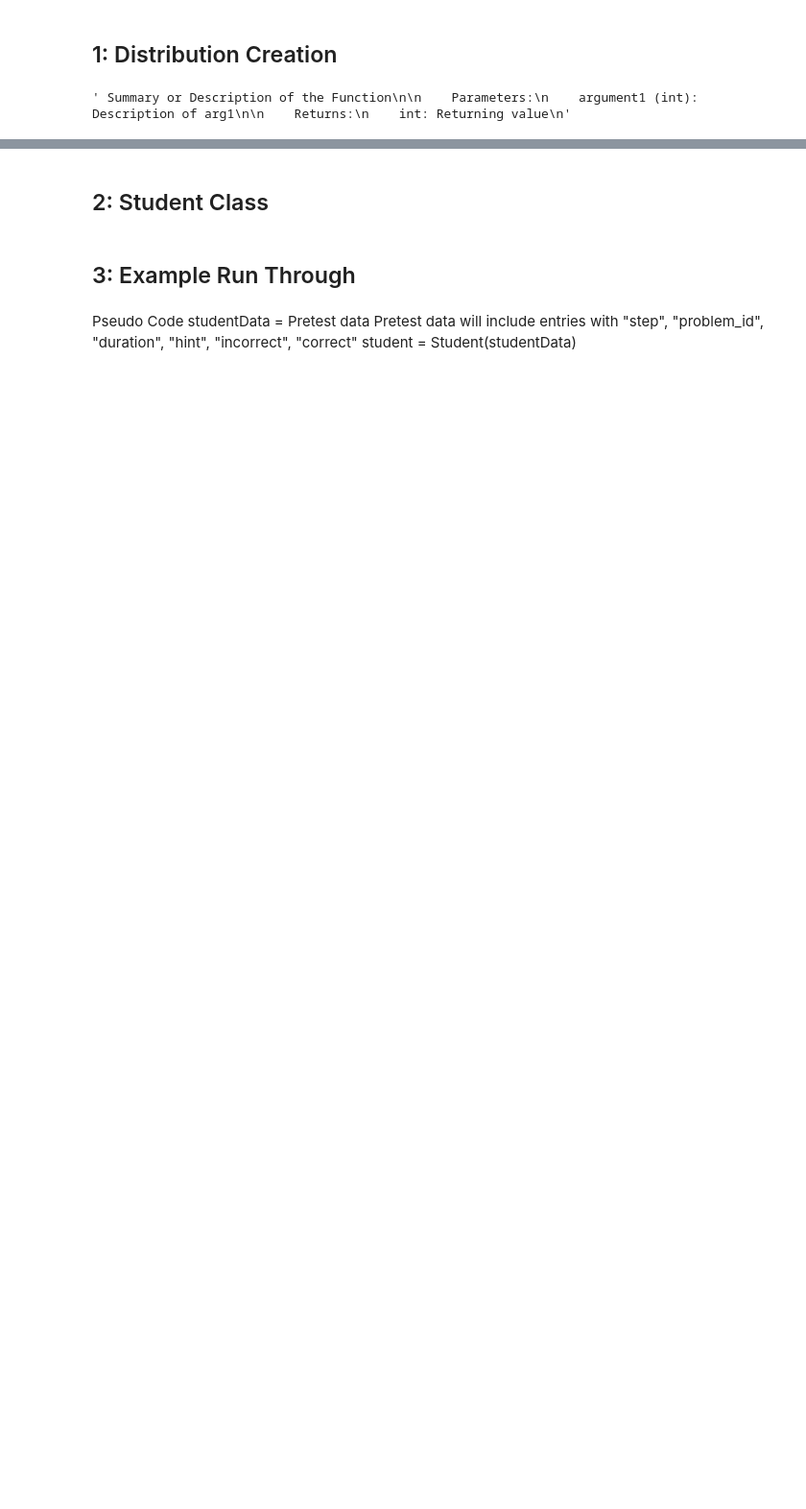
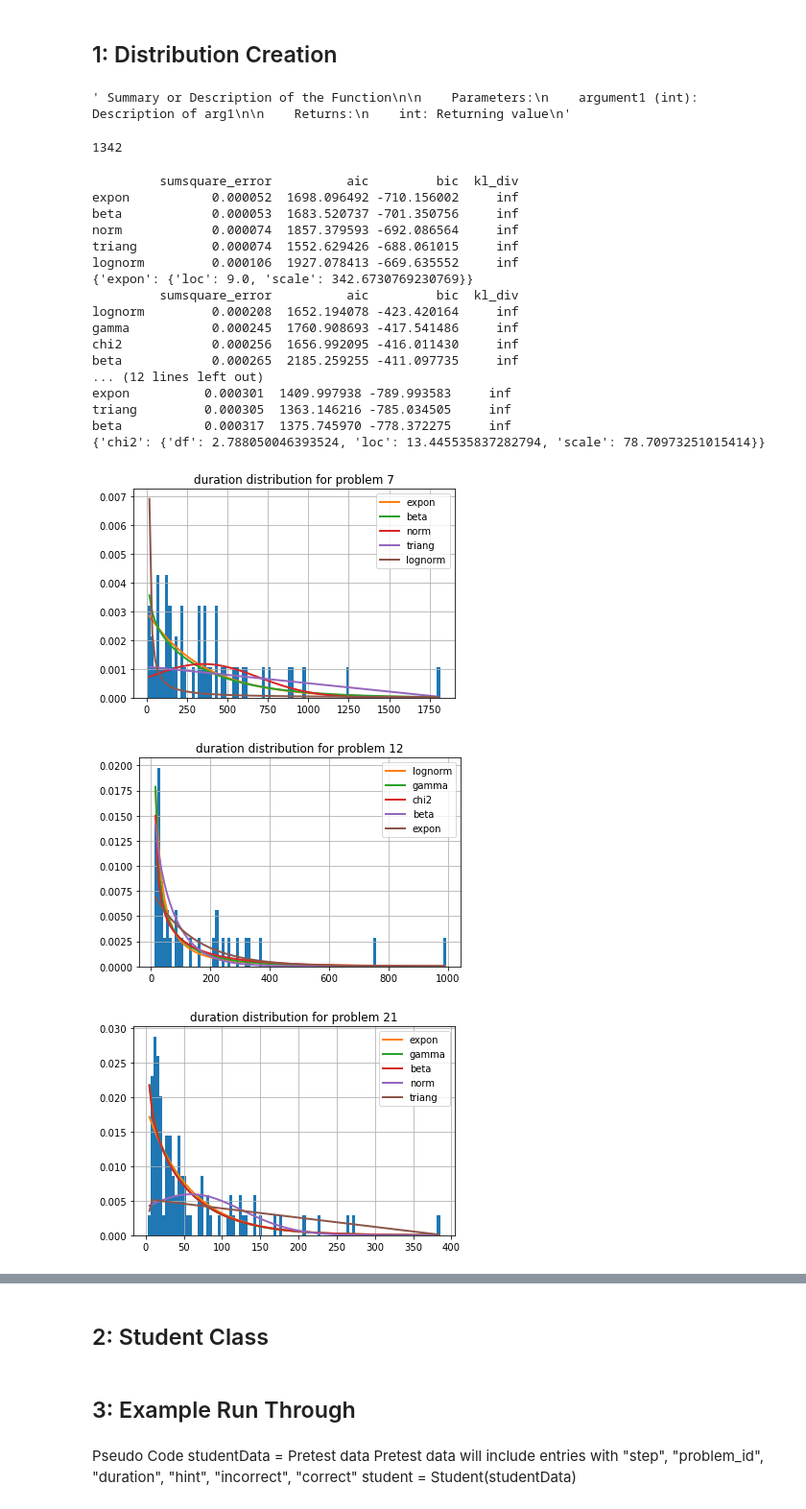
Before and after one commit to JakeH-32/Capstone, a Jupyter notebook: distribution_building.ipynb, the cells around one changed output, grey strips where cells are left out. Shown: that part at 96% size. Drawn from its saved outputs; the diff is of its cells as text; code cells hidden in the pictures; blank space fills up the shorter version.

Commit message:
Updated Distribution building with plots and fitted student/problem distribution

```diff
--- a/distribution_building.ipynb
+++ b/distribution_building.ipynb
@@ -89,3 +87,65 @@ problemDists = pd.concat([problemDistsLower, problemDistsUpper], axis=1)
 
 # Create given student's mean
 studentEV = df.groupby(["stud_id"]).mean()
+# %%
+# Grouping data to create the data frame df which will be used to create problem distributions for duration, number of hints, and number of incorrects
+dists_df = data[["problem_id", "duration", "hint", "stud_id","incorrect"]].groupby(["problem_id","stud_id"]).sum()
+dists_df.to_csv("C:/Users/C22Cameron.Cubra/OneDrive - usafa.edu/Desktop/Capstone/df.csv")
+dists_df = pd.read_csv("C:/Users/C22Cameron.Cubra/OneDrive - usafa.edu/Desktop/Capstone/df.csv", index_col = False)
+# %%
+# Creating dictionary of dictionaries that contains keys for each distributions (duration, number of hints, and number of incorrects)
+# data and sub keys with each problem
+prob_duration_dists = {}
+types = ['duration', 'hint', 'incorrect']
+problems = dists_df['problem_id'].unique()   # 1342 problems
+for dist in types:
+    prob_duration_dists[dist] = {}
+    for prob_id in problems:
+        duration_array = dists_df.loc[dists_df['problem_id'] == prob_id,dist]
+        prob_duration_dists[dist][prob_id] = duration_array
+# %% [output]
+1342
+# %%
+# Building distributions from data above
+i = 0
+for dist, problem in prob_duration_dists.items():
+    for prob_id in problems:
+        title = dist + " distribution for problem "+ str(prob_id)
+        if i == 4:
+            break
+        x = problem[prob_id]
+
+        # The distributions being tried to fit
+        dists = ['expon', 'beta', 'gamma', 'chi2',
+                 'lognorm', 'norm', 'triang']
+
+        f = Fitter(x, distributions=dists)
+        f.fit()
+        f.summary()
+        plt.title(title)
+        plt.figure()
+        # The plot indicated the best fit as the first in the legend
+        print(f.summary())
+        print(f.get_best())
+        i += 1
+# %% [output]
+         sumsquare_error          aic         bic  kl_div
+expon           0.000052  1698.096492 -710.156002     inf
+beta            0.000053  1683.520737 -701.350756     inf
+norm            0.000074  1857.379593 -692.086564     inf
+triang          0.000074  1552.629426 -688.061015     inf
+lognorm         0.000106  1927.078413 -669.635552     inf
+{'expon': {'loc': 9.0, 'scale': 342.6730769230769}}
+         sumsquare_error          aic         bic  kl_div
+lognorm         0.000208  1652.194078 -423.420164     inf
+gamma           0.000245  1760.908693 -417.541486     inf
+chi2            0.000256  1656.992095 -416.011430     inf
+beta            0.000265  2185.259255 -411.097735     inf
+... (12 lines left out)
+expon          0.000301  1409.997938 -789.993583     inf
+triang         0.000305  1363.146216 -785.034505     inf
+beta           0.000317  1375.745970 -778.372275     inf
+{'chi2': {'df': 2.788050046393524, 'loc': 13.445535837282794, 'scale': 78.70973251015414}}
+[figure, added]
+[figure, added]
+[figure, added]
```
Also changed, not shown: parts of 23 cells of this notebook.
